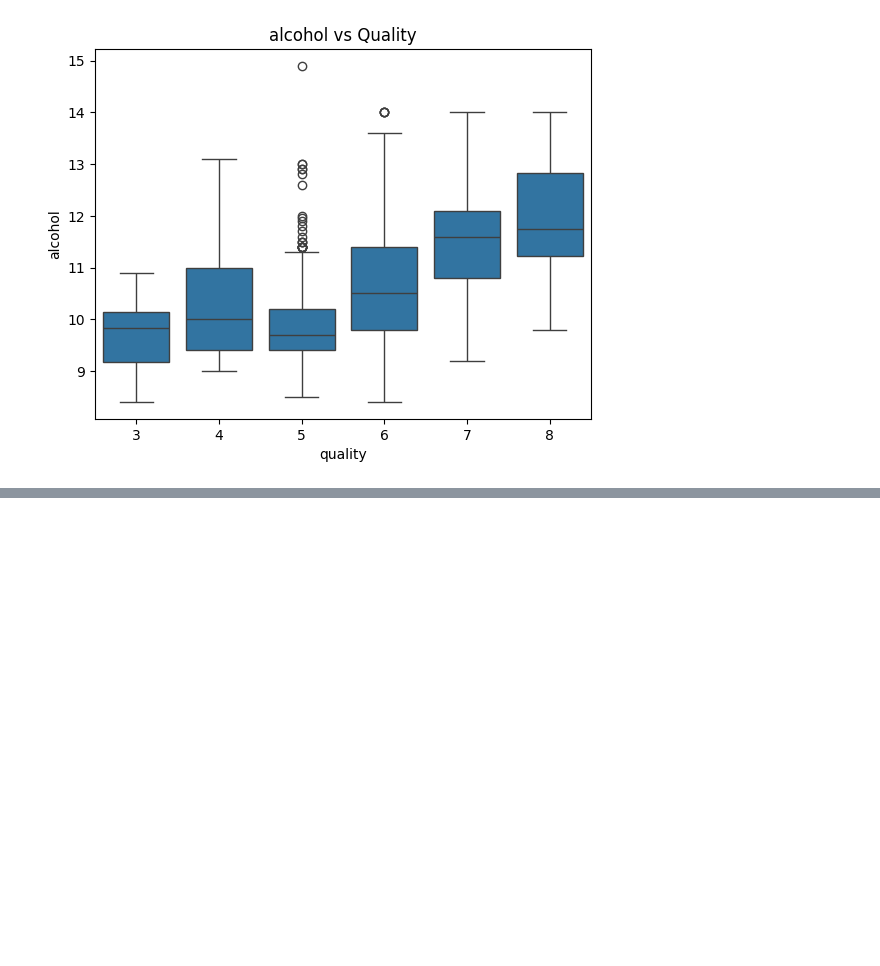
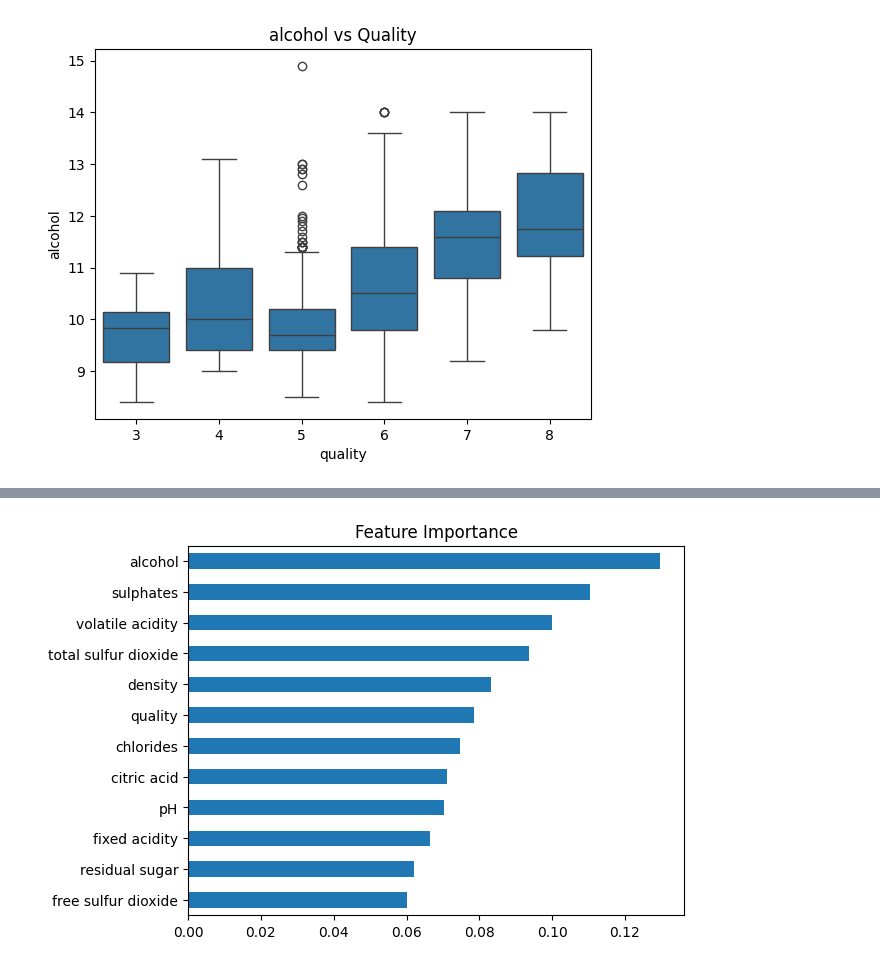
Before and after one commit to Siya-prog/wine-quality-prediction, a Jupyter notebook: wine_quality_task_2.ipynb, the cells around one changed output, grey strips where cells are left out. Saved outputs shown, nothing was run; the diff lists cells and outputs as text; code cells hidden in the pictures; blank space fills up the shorter version.

```diff
--- a/wine_quality_task_2.ipynb
+++ b/wine_quality_task_2.ipynb
@@ -188,0 +201,9 @@ for col in features:
+# %%
+import pandas as pd
+
+importance = pd.Series(rf.feature_importances_, index=df.columns[:-1])
+importance.sort_values().plot(kind='barh')
+plt.title("Feature Importance")
+plt.show()
+# %% [output]
+[figure, added]
```
Also changed, not shown: parts of 12 cells of this notebook.
